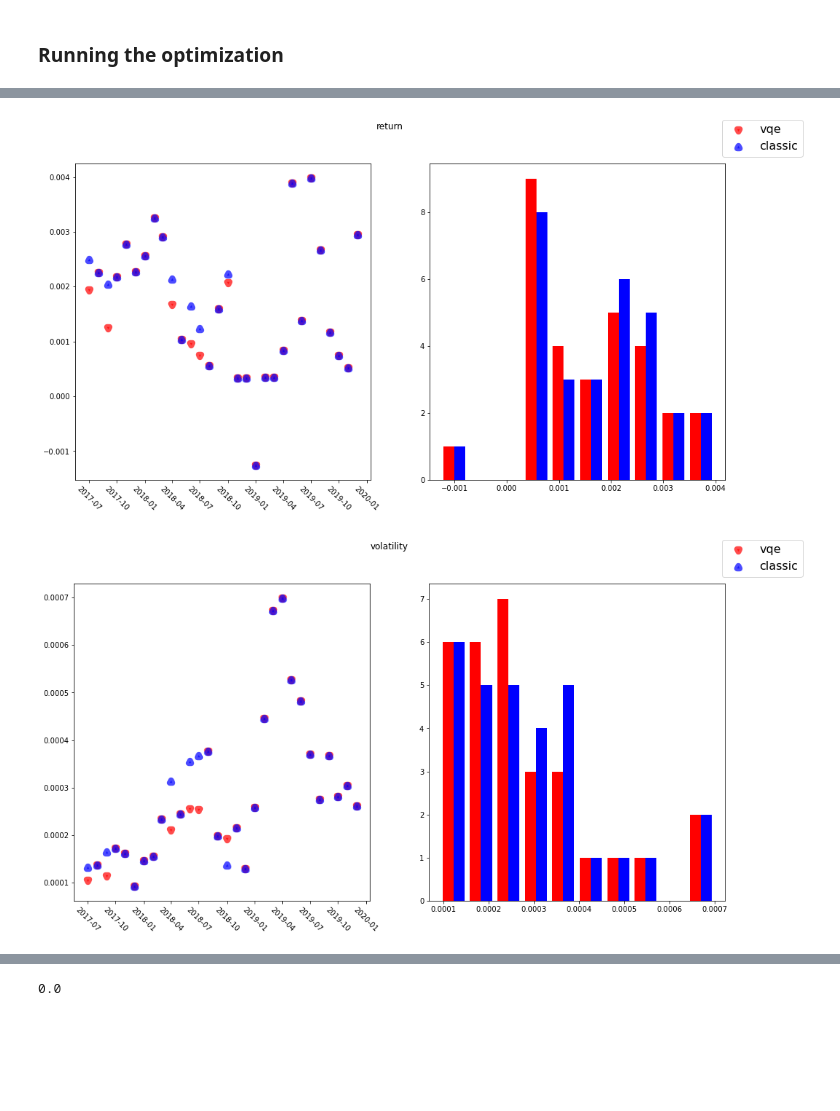
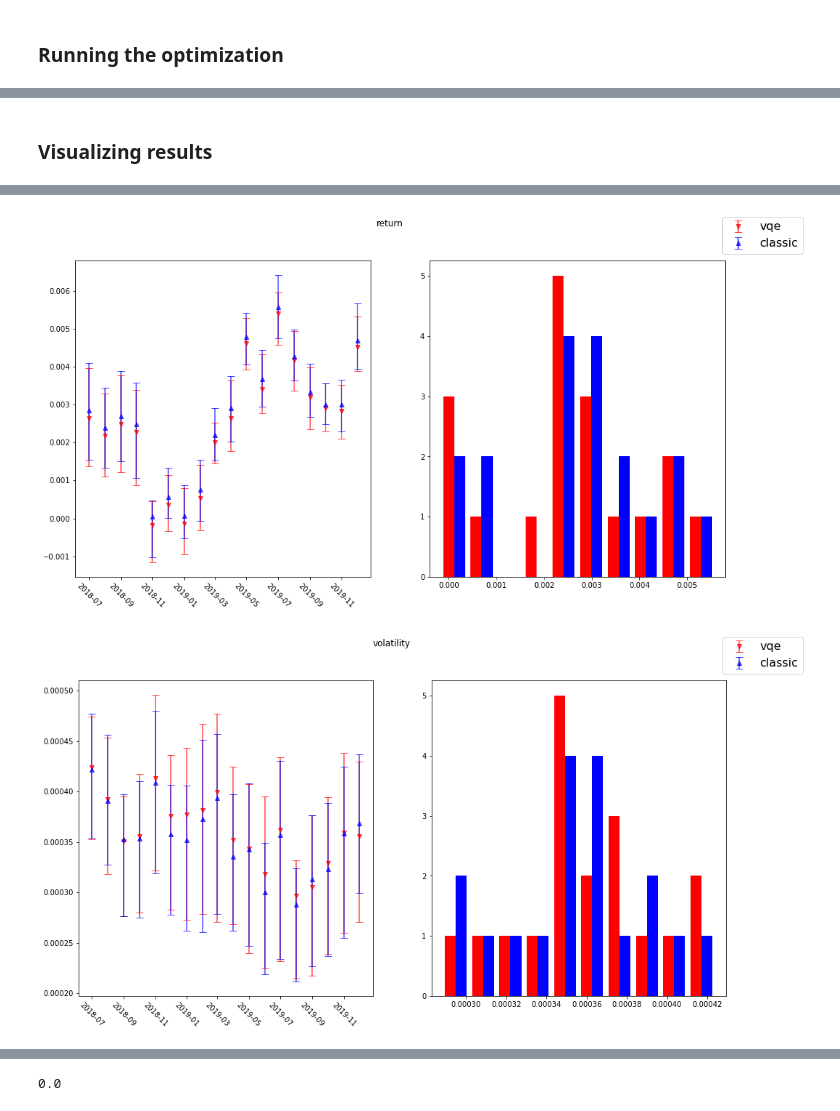
Before and after one commit to grossiM/quantum-optimization-experiments, a Jupyter notebook: benchmarking.ipynb, the cells around one changed output, grey strips where cells are left out. Drawn from its saved outputs; the diff is of its cells as text; code cells hidden in the pictures; blank space fills up the shorter version.

Commit message:
added collection and visualization of results over several portfolios

```diff
--- a/benchmarking.ipynb
+++ b/benchmarking.ipynb
@@ -112,7 +113,7 @@ solvers = ['vqe', 'classic']
 
 n = 5            # number of assets
 q = 0.5          # risk factor
-budget = n // 2  # budget
+budget = n // 2  # budget in # of stocks
 penalty = 2*n    # scaling of penalty term
 
 optim_dict = {
@@ -139,7 +140,7 @@ symbols = ['MB.MI','STM.MI','IP.MI','PRY.MI','REC.MI',
            'ISP.MI', 'INW.MI', 'NEXI.MI', 'STLA.MI', 'UCG.MI']
 n_portfolios = 100
 
-optim_start_date=datetime.datetime(2015, 7, 1)
+optim_start_date=datetime.datetime(2018, 7, 1)
 optim_end_date=datetime.datetime(2019, 12, 31)
 optim_step_delta=relativedelta(months=1)
 past_delta=relativedelta(months=6)  #used to compute mu and sigma at each optimization step
@@ -162,6 +163,8 @@ for symbol, market_data in zip(data_all_symbols._tickers, data_all_symbols._data
 # build n_portfolios random portfolios of n assets selected from the ones whose data is complete
 portfolios = set()
 while len(portfolios)<n_portfolios:
+    #sort for uniques in set (variation -> combination)
     portfolio = tuple(sorted(random.sample(complete_symbols, n)))
     portfolios.add(portfolio)
+portfolios = list(portfolios)
 # %% [output]
@@ -243,21 +247,41 @@ pprint.pprint(overall_results)
+# %% [markdown]
+### Visualizing results
 # %%
 palette = ['r', 'b', 'c', 'm', 'y', 'k']
 markers = ['v', '^', 'o', 's', 'p', 'd']
+# %%
+# trasforming data
+
+metrics = list(granular_results[solvers[0]][portfolios[0]][optim_dates[0]].keys())
+
+# aggregates results over porfolios. solver:portfolio:date:metric -> solver:date:metric:[portfolio]
+aggr_results = {solver :{date :{metric :[granular_results[solver][portfolio][date][metric] for portfolio in portfolios]
+                                  for metric in metrics} for date in optim_dates} for solver in solvers}
+
+# compute stats for each metric (solver:date:metric)
+stats_results = {solver :{date :{metric :pd.Series(aggr_results[solver][date][metric]).describe()
+                                   for metric in metrics} for date in optim_dates} for solver in solvers}
 # %%
 ## may it make more sense to plot [(approx_algo - exact) / exact] of points?
 
-metrics = ['objective_function_value', 'return', 'volatility', 'computational_time']
-
+#creates a subplot to display results over a given metric
 for metric in metrics:
-
     fig, (ax1, ax2) = plt.subplots(1, 2, figsize=(16, 8))
 
-    x = optim_dates
-    ys = []
+    #adds the results of each solver to the subplots
+    ys = [[] for s in solvers] # used for histograms
     for i,solver in enumerate(solvers):
-        y = [overall_results[solver][date][metric] for date in optim_dates]
-        ax1.scatter(x, y, s=12, c=palette[i%len(palette)], marker=markers[i%len(markers)], alpha=0.7, linewidth=8, label=solver)
-        ys.append(y)
+        means = np.array([stats_results[solver][date][metric]['mean'] for date in optim_dates])
+        perc25s = np.array([stats_results[solver][date][metric]['25%'] for date in optim_dates])
+        perc75s = np.array([stats_results[solver][date][metric]['75%'] for date in optim_dates])
+
+        y = means
+        err_low = means-perc25s
+        err_high = perc75s-means
+        error = [err_low, err_high]
+        ax1.errorbar(x=optim_dates, y=y, yerr=error, c=palette[i%len(palette)],
+                     fmt=markers[i%len(markers)], capsize=5, alpha=0.7, label=solver)
+        ys[i]+=list(means)
     #ax1.set_yscale('log')
     plt.setp(ax1.xaxis.get_majorticklabels(), rotation=-45)
 
@@ -270,2 +294,2 @@ for metric in metrics:
-[figure, old version]
+[figure, new version]
-[figure, old version]
+[figure, new version]
```
Also changed, not shown: parts of 10 cells of this notebook.
